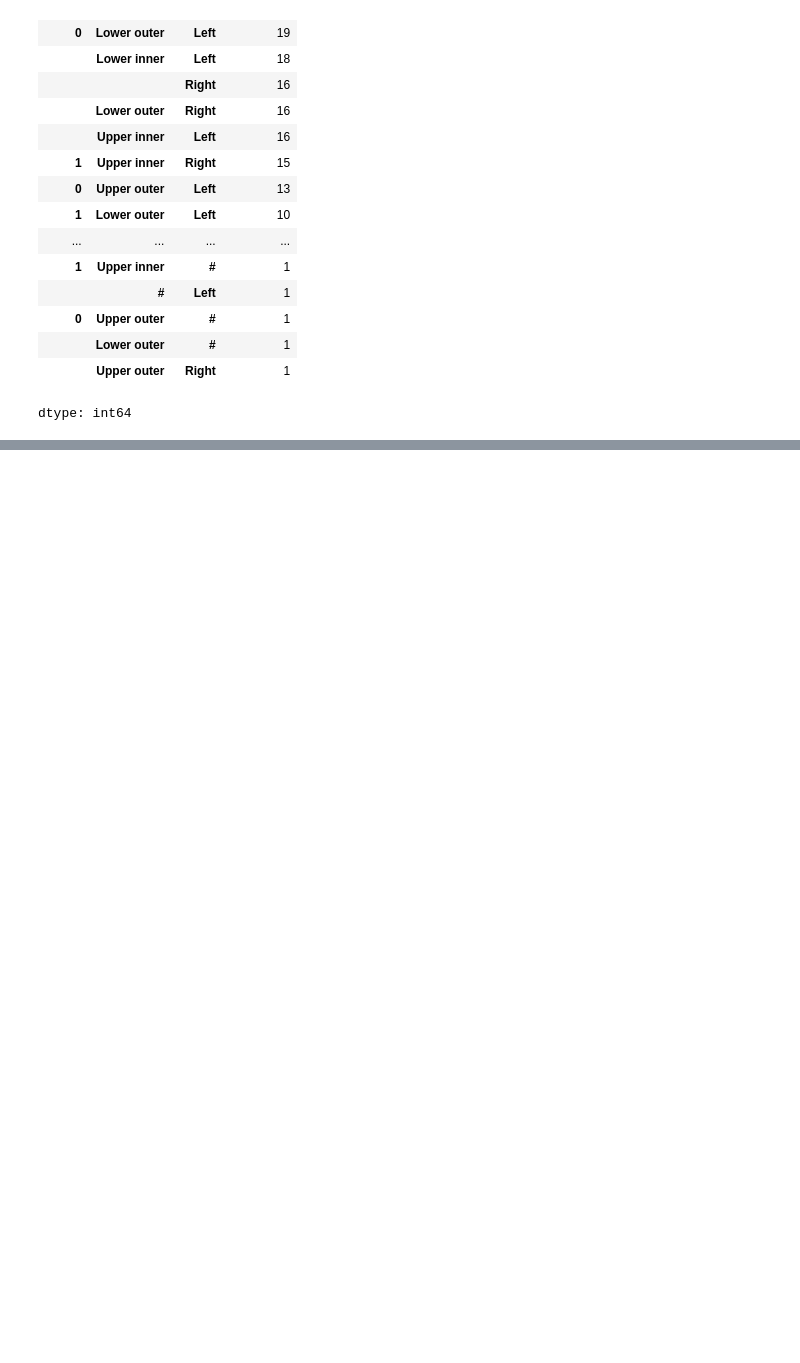
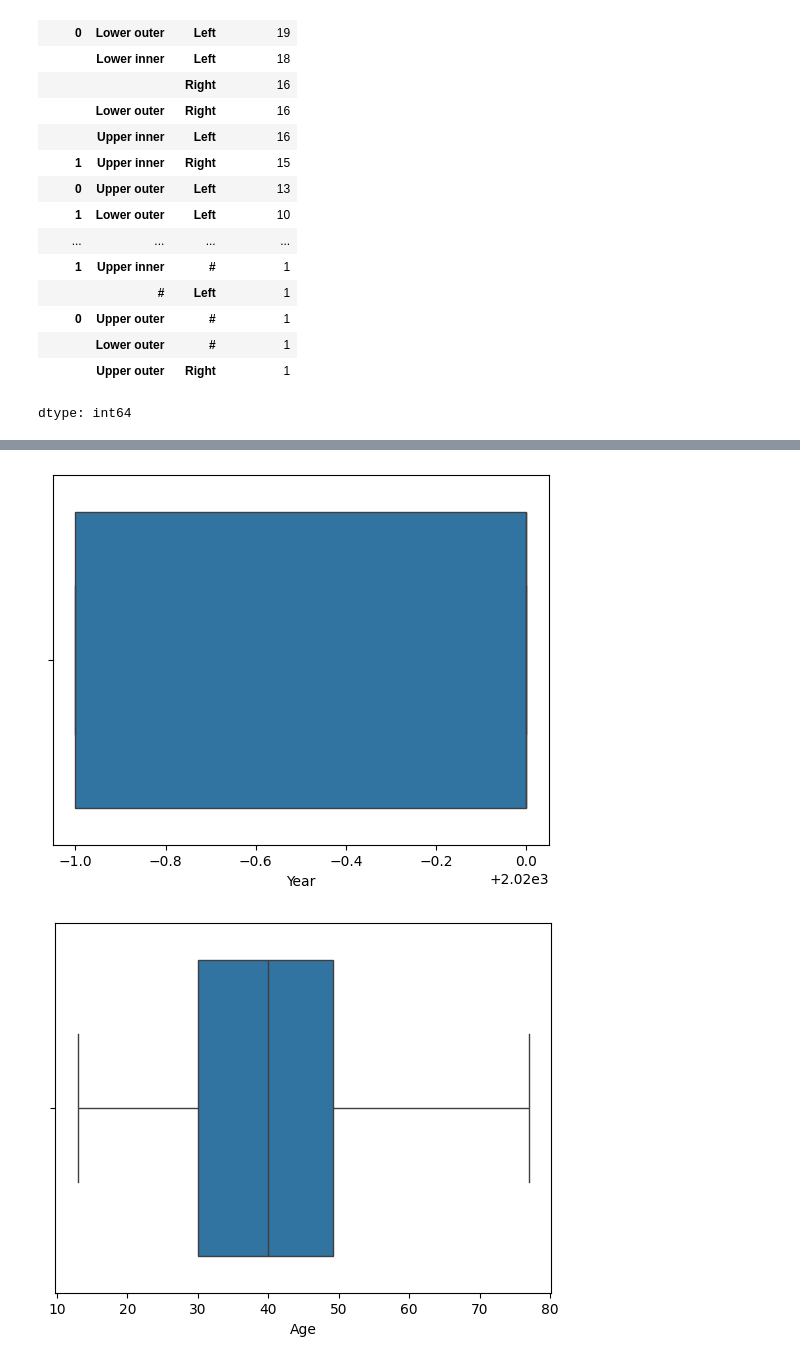
Before and after one commit to Eng-abdelhamed/Capstone-Project, a Jupyter notebook: breast_Cancer_.ipynb, the cells around one changed output, grey strips where cells are left out. Saved outputs shown, nothing was run; the diff lists cells and outputs as text; code cells hidden in the pictures; blank space fills up the shorter version.

```diff
--- a/breast_Cancer_.ipynb
+++ b/breast_Cancer_.ipynb
@@ -238,0 +305,7 @@ df[df['Breast'] == '#']
+# %%
+for i in df.select_dtypes('number').columns:
+  sns.boxplot(data = df , x = i)
+  plt.show()
+# %% [output]
+[figure, added]
+[figure, added]
```
Also changed, not shown: parts of 9 cells of this notebook.
